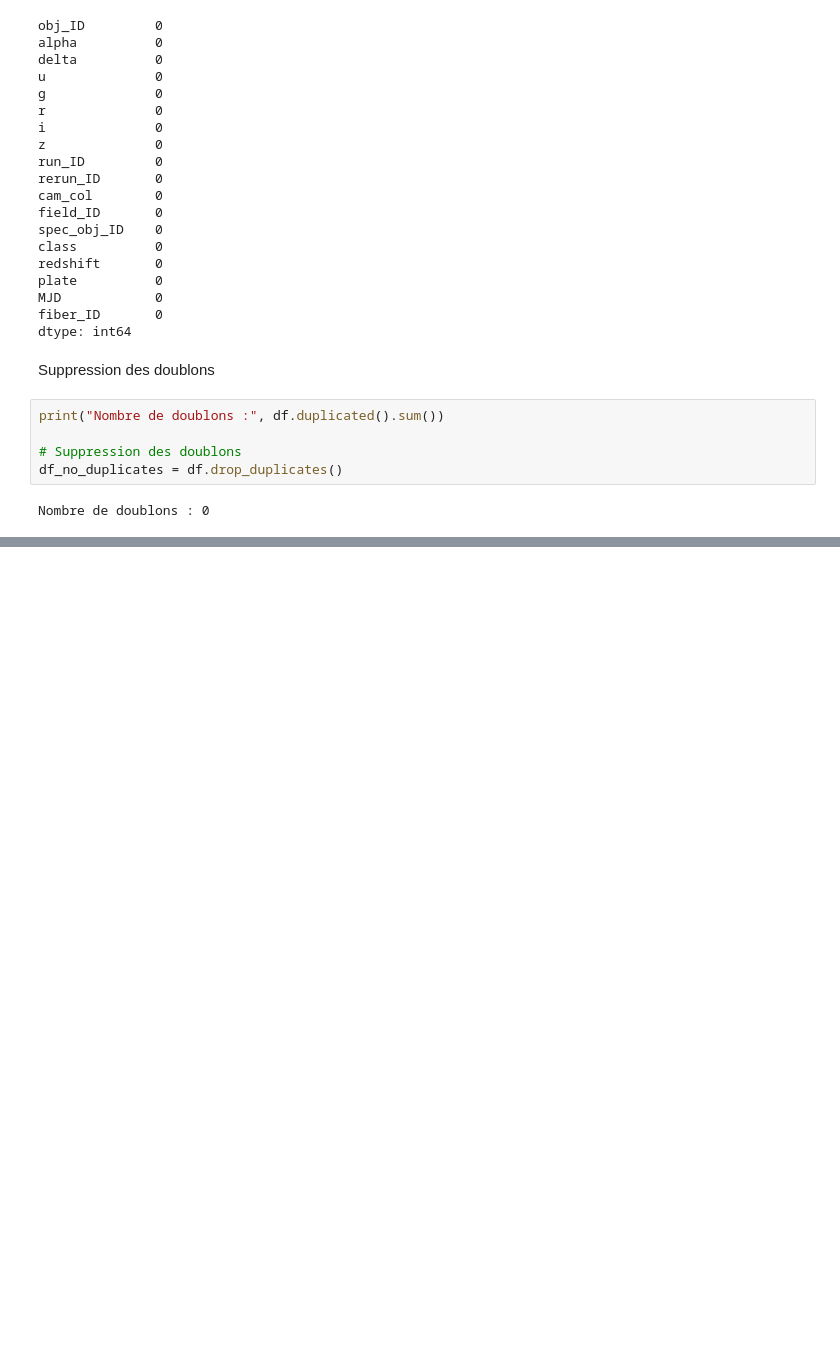
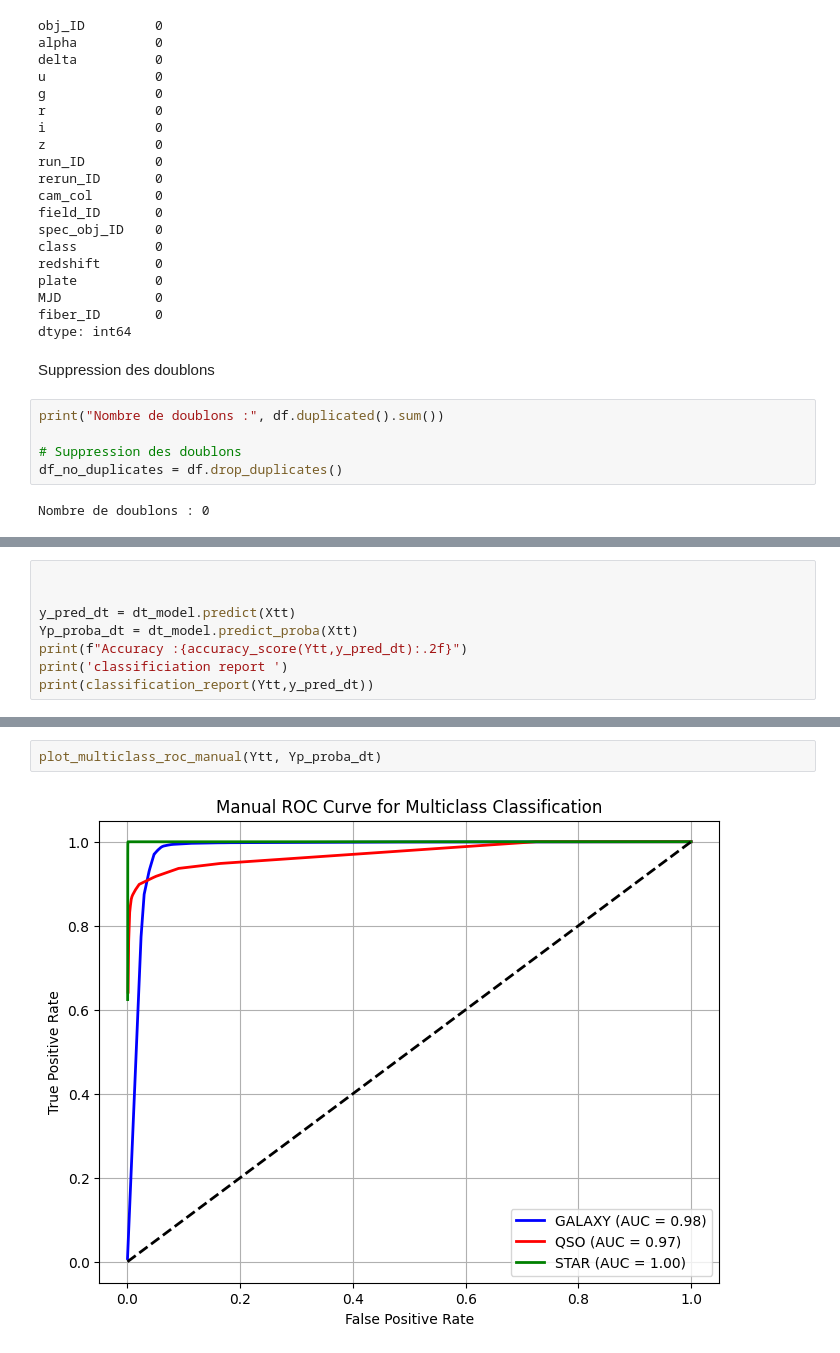
Before and after one commit to LinaDjebli/Projet_ARNN, a Jupyter notebook: star_classfication.ipynb, the cells around one changed output, grey strips where cells are left out. Drawn from its saved outputs; the diff is of its cells as text; blank space fills up the shorter version.

```diff
--- a/star_classfication.ipynb
+++ b/star_classfication.ipynb
@@ -45,0 +257,8 @@ Nombre de doublons : 0
+# %%
+
+
+y_pred_dt = dt_model.predict(Xtt)
+Yp_proba_dt = dt_model.predict_proba(Xtt)
+print(f"Accuracy :{accuracy_score(Ytt,y_pred_dt):.2f}")
+print('classificiation report ')
+print(classification_report(Ytt,y_pred_dt))
@@ -45,0 +277,4 @@ Nombre de doublons : 0
+# %%
+plot_multiclass_roc_manual(Ytt, Yp_proba_dt)
+# %% [output]
+[figure, added]
```
Also changed, not shown: parts of 22 cells of this notebook.
